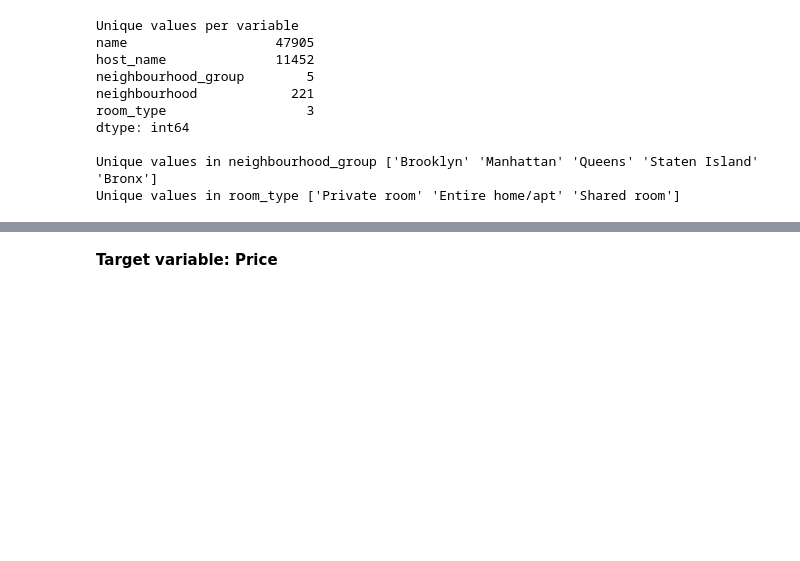
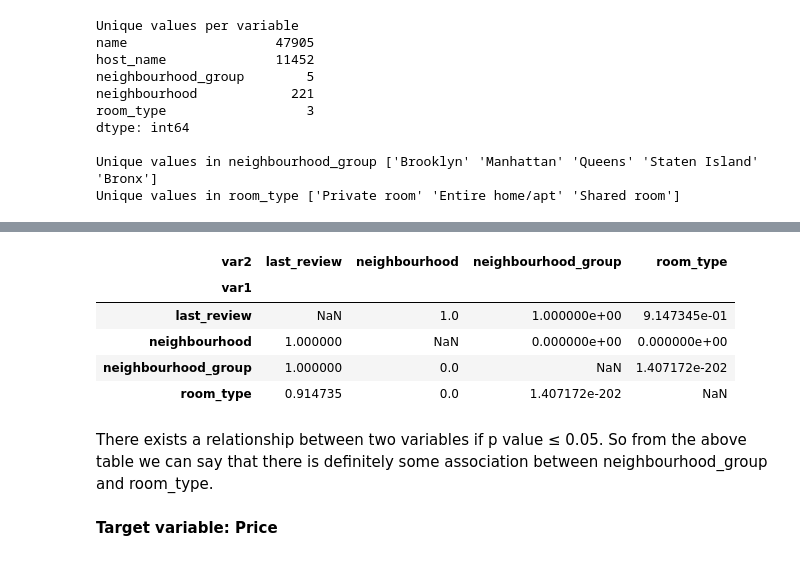
Before and after one commit to nguyen-nhat-mai/ensemble_project, a Jupyter notebook: Airbnb_Price_Prediction.ipynb, the cells around one changed output, grey strips where cells are left out. Cells and saved outputs as stored; diff of their text form; code cells hidden in the pictures; blank space fills up the shorter version.

```diff
--- a/Airbnb_Price_Prediction.ipynb
+++ b/Airbnb_Price_Prediction.ipynb
@@ -177,0 +211,17 @@ Unique values in room_type ['Private room' 'Entire home/apt' 'Shared room']
+# %%
+## Split the list into two parts (drop 'name' and 'host name' here)
+cat_var1 = ('neighbourhood_group', 'neighbourhood', 'room_type','last_review')
+cat_var2 = ('neighbourhood_group', 'neighbourhood', 'room_type','last_review')
+# %%
+## Chi-Square test
+## Creating all possible combinations between the above two variables list
+cat_var_prod = list(product(cat_var1,cat_var2, repeat = 1))
+cat_var_prod
+# %%
+## Creating an empty variable and picking only the p value from the output of Chi-Square test
+result = []
+for i in cat_var_prod:
+  if i[0] != i[1]:
+    result.append((i[0],i[1],list(chi2_contingency(pd.crosstab(
+                            df_cat_v1[i[0]], df_cat_v1[i[1]])))[1]))
+result
@@ -178,3 +241,16 @@ Unique values in room_type ['Private room' 'Entire home/apt' 'Shared room']
+# %%
+chi_test_output = pd.DataFrame(result, columns = ["var1", "var2", "coeff"])
+## Using pivot function to convert the above DataFrame into a crosstab
+chi_test_output.pivot(index='var1', columns='var2', values='coeff')
+# %% [output]
+| var2 | last_review | neighbourhood | neighbourhood_group | room_type |
+| var1 |  |  |  |  |
+| last_review | NaN | 1.0 | 1.000000e+00 | 9.147345e-01 |
+| neighbourhood | 1.000000 | NaN | 0.000000e+00 | 0.000000e+00 |
+| neighbourhood_group | 1.000000 | 0.0 | NaN | 1.407172e-202 |
+| room_type | 0.914735 | 0.0 | 1.407172e-202 | NaN |
+# %% [markdown]
+There exists a relationship between two variables if p value ≤ 0.05. So from the above table we can say that there is definitely some association between neighbourhood_group and room_type.
 # %% [markdown]
 **Target variable: Price**
 # %%
```
Also changed, not shown: parts of 14 cells of this notebook.
